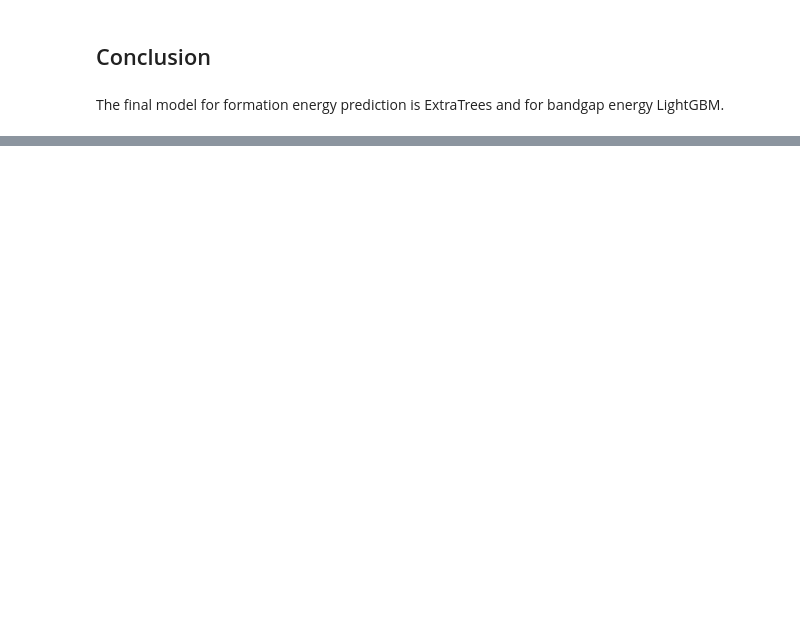
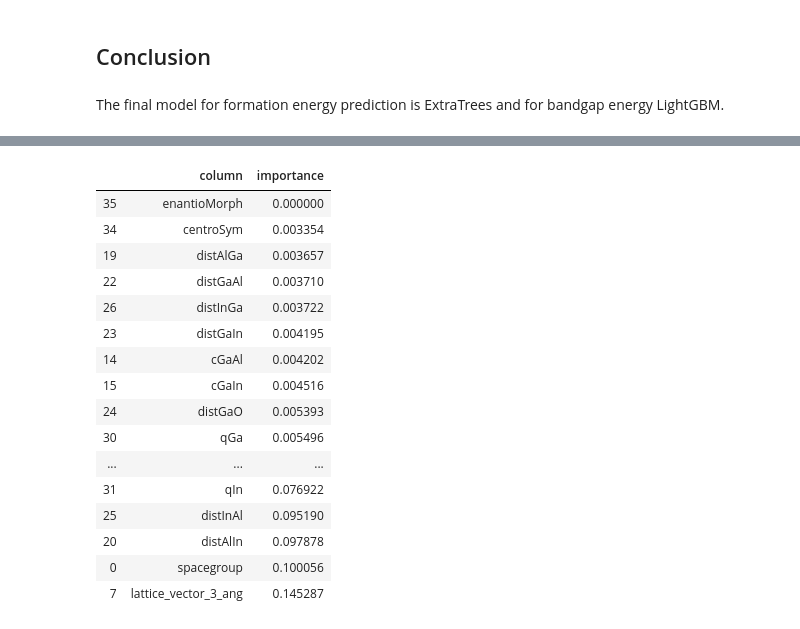
Before and after one commit to taidopurason/nomad2018, a Jupyter notebook: Model training 2.ipynb, the cells around one changed output, grey strips where cells are left out. Saved outputs shown, nothing was run; the diff lists cells and outputs as text; code cells hidden in the pictures; blank space fills up the shorter version.

```diff
--- a/Model training 2.ipynb
+++ b/Model training 2.ipynb
@@ -406,0 +432,20 @@ The private score in Kaggle from this model is **0.06577**.
+# %%
+pd.DataFrame({"column":X_full_fe.columns, "importance":et_fe.feature_importances_}).sort_values(by="importance")
+# %% [output]
+|  | column | importance |
+| 35 | enantioMorph | 0.000000 |
+| 34 | centroSym | 0.003354 |
+| 19 | distAlGa | 0.003657 |
+| 22 | distGaAl | 0.003710 |
+| 26 | distInGa | 0.003722 |
+| 23 | distGaIn | 0.004195 |
+| 14 | cGaAl | 0.004202 |
+| 15 | cGaIn | 0.004516 |
+| 24 | distGaO | 0.005393 |
+| 30 | qGa | 0.005496 |
+| ... | ... | ... |
+| 31 | qIn | 0.076922 |
+| 25 | distInAl | 0.095190 |
+| 20 | distAlIn | 0.097878 |
+| 0 | spacegroup | 0.100056 |
+| 7 | lattice_vector_3_ang | 0.145287 |
```
Also changed, not shown: parts of 46 cells of this notebook, 1 other file.
